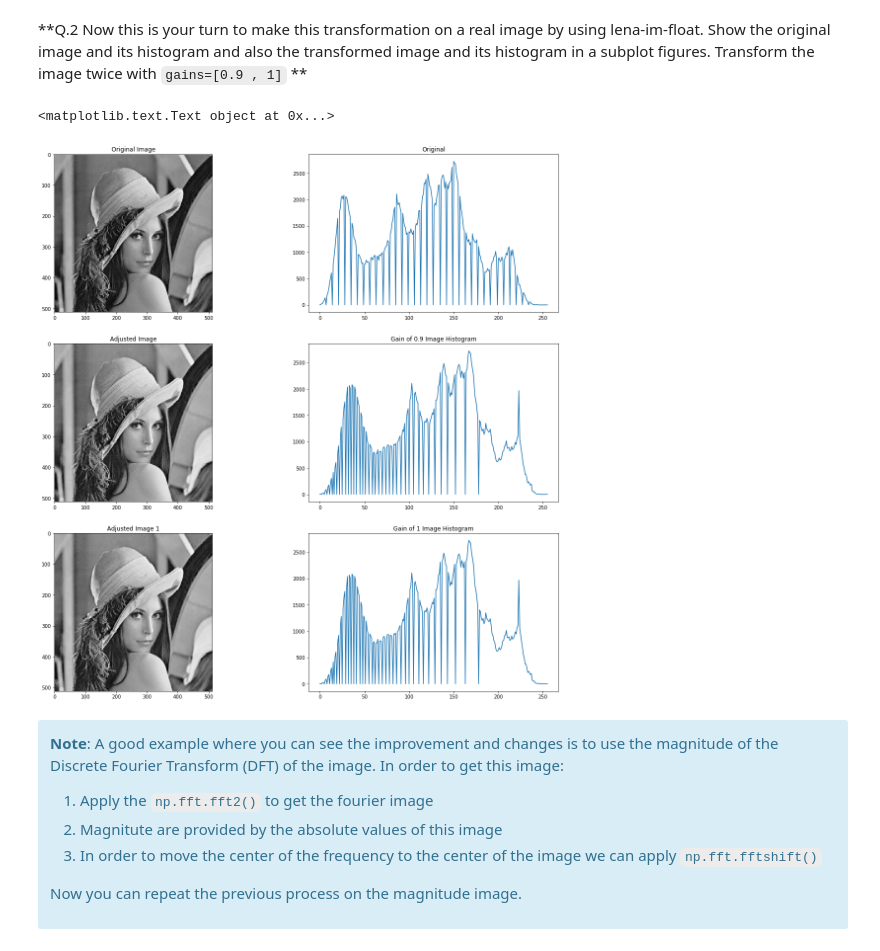
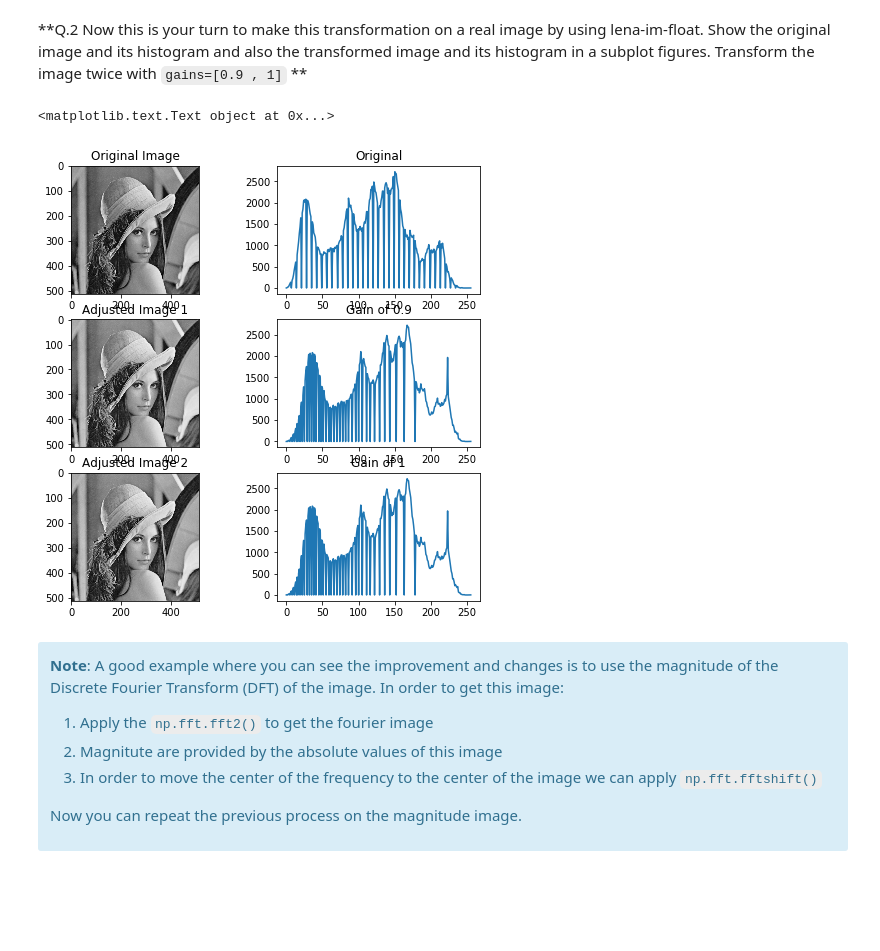
Before and after one commit to NataliaHerreraMurillo/B31XB-IIP-TP-1718, a Jupyter notebook: 2-image-enhancement/2-enhancement.ipynb, the cells around one changed output. Cells and saved outputs as stored; diff of their text form; code cells hidden in the pictures; blank space fills up the shorter version.

```diff
--- a/2-image-enhancement/2-enhancement.ipynb
+++ b/2-image-enhancement/2-enhancement.ipynb
@@ -57,40 +57,43 @@ Transform the image twice with `gains=[0.9 , 1]`
 # %%
 #Read the grayscale image
 file = './images/'
 img_name = 'lena-grey.bmp'
 lena_im = io.imread(file.__add__(img_name), as_grey=True)
 from skimage import img_as_float
 lena_float=img_as_float(lena_im)
 
 # Define the parameter C
-fig, axs = plt.subplots(nrows=3,ncols=2 , figsize=(20, 20))
+fig, axs = plt.subplots(nrows=3, ncols=2, figsize=(8, 8))
 ax0, ax1, ax2, ax3, ax4, ax5=axs.ravel()
 
+# Oringial
 ax0.imshow(lena_im, cmap=cm.gray)
 ax0.set_title('Original Image')
 
 bins, bins_c= np.histogram(lena_im, 256)
 ax1.plot(bins)
 ax1.set_title('Original')
 
-I1 = exposure.adjust_log(lena_float, gain = 0.9)
+# Adjusted 1
+time1 = exposure.adjust_log(lena_float, gain = 0.9)
 ax2.imshow(I1, cmap=cm.gray)
-ax2.set_title('Adjusted Image')
+ax2.set_title('Adjusted Image 1')
 
-bins, bins_c= np.histogram(I1, 256)
+bins, bins_c= np.histogram(time1, 256)
 ax3.plot(bins)
-ax3.set_title('Gain of 0.9 Image Histogram')
+ax3.set_title('Gain of 0.9')
 
-I2 = exposure.adjust_log(lena_float, gain = 1.)
+# Adjusted 2
+time2 = exposure.adjust_log(lena_float, gain = 1)
 ax4.imshow(I2, cmap=cm.gray)
-ax4.set_title('Adjusted Image 1')
+ax4.set_title('Adjusted Image 2')
 
-bins, bins_c= np.histogram(I2, 256)
+bins, bins_c= np.histogram(time2, 256)
 ax5.plot(bins)
-ax5.set_title('Gain of 1 Image Histogram')
+ax5.set_title('Gain of 1')
 # %% [output]
 <matplotlib.text.Text object at 0x...>
-[figure, old version]
+[figure, new version]
 # %% [markdown]
 <div class="alert alert-info">
 
```
Also changed, not shown: parts of 4 cells of this notebook.
